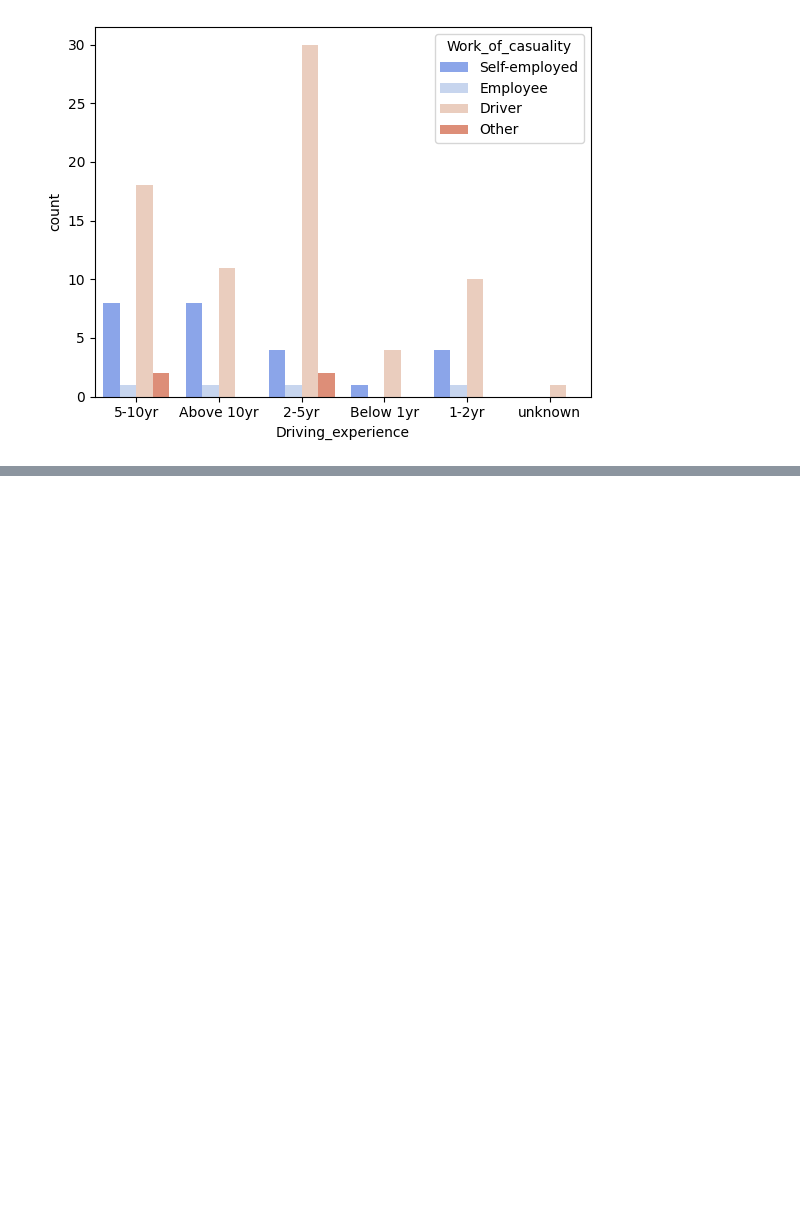
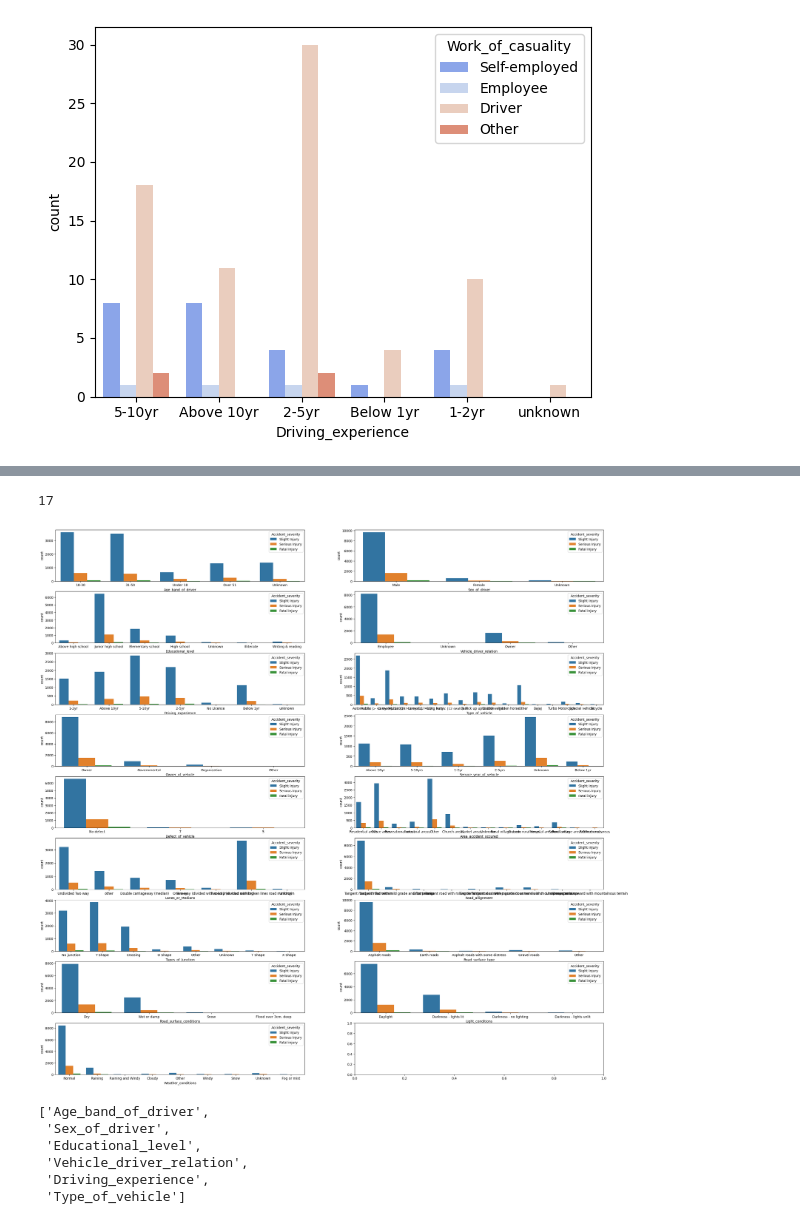
Before and after one commit to Gajender0707/Road_accident_severity_project, a Jupyter notebook: road_accident_severity.ipynb, the cells around one changed output, grey strips where cells are left out. Saved outputs shown, nothing was run; the diff lists cells and outputs as text; code cells hidden in the pictures; blank space fills up the shorter version.

```diff
--- a/road_accident_severity.ipynb
+++ b/road_accident_severity.ipynb
@@ -187,0 +219,9 @@ sns.countplot(data=fatal_injury_data, x='Driving_experience', hue='Work_of_casua
+# %%
+cat_features=[
+    'Age_band_of_driver', 'Sex_of_driver',
+       'Educational_level', 'Vehicle_driver_relation', 'Driving_experience',
+       'Type_of_vehicle', 'Owner_of_vehicle', 'Service_year_of_vehicle',
+       'Defect_of_vehicle', 'Area_accident_occured', 'Lanes_or_Medians',
+       'Road_allignment', 'Types_of_Junction', 'Road_surface_type',
+       'Road_surface_conditions', 'Light_conditions', 'Weather_conditions'
+]
@@ -187,0 +246,21 @@ sns.countplot(data=fatal_injury_data, x='Driving_experience', hue='Work_of_casua
+# %%
+len(cat_features)
+# %% [output]
+17
+# %%
+fig,axes=plt.subplots(9,2,figsize=(30,30))
+for i,feature in enumerate(cat_features):
+    r,c=divmod(i,2)
+    sns.countplot(x=data[feature],hue=data["Accident_severity"],ax=axes[r,c])
+# %% [output]
+[figure, added]
+# %%
+new_cat=cat_features[:6]
+new_cat
+# %% [output]
+['Age_band_of_driver',
+ 'Sex_of_driver',
+ 'Educational_level',
+ 'Vehicle_driver_relation',
+ 'Driving_experience',
+ 'Type_of_vehicle']
```
Also changed, not shown: parts of 7 cells of this notebook.
